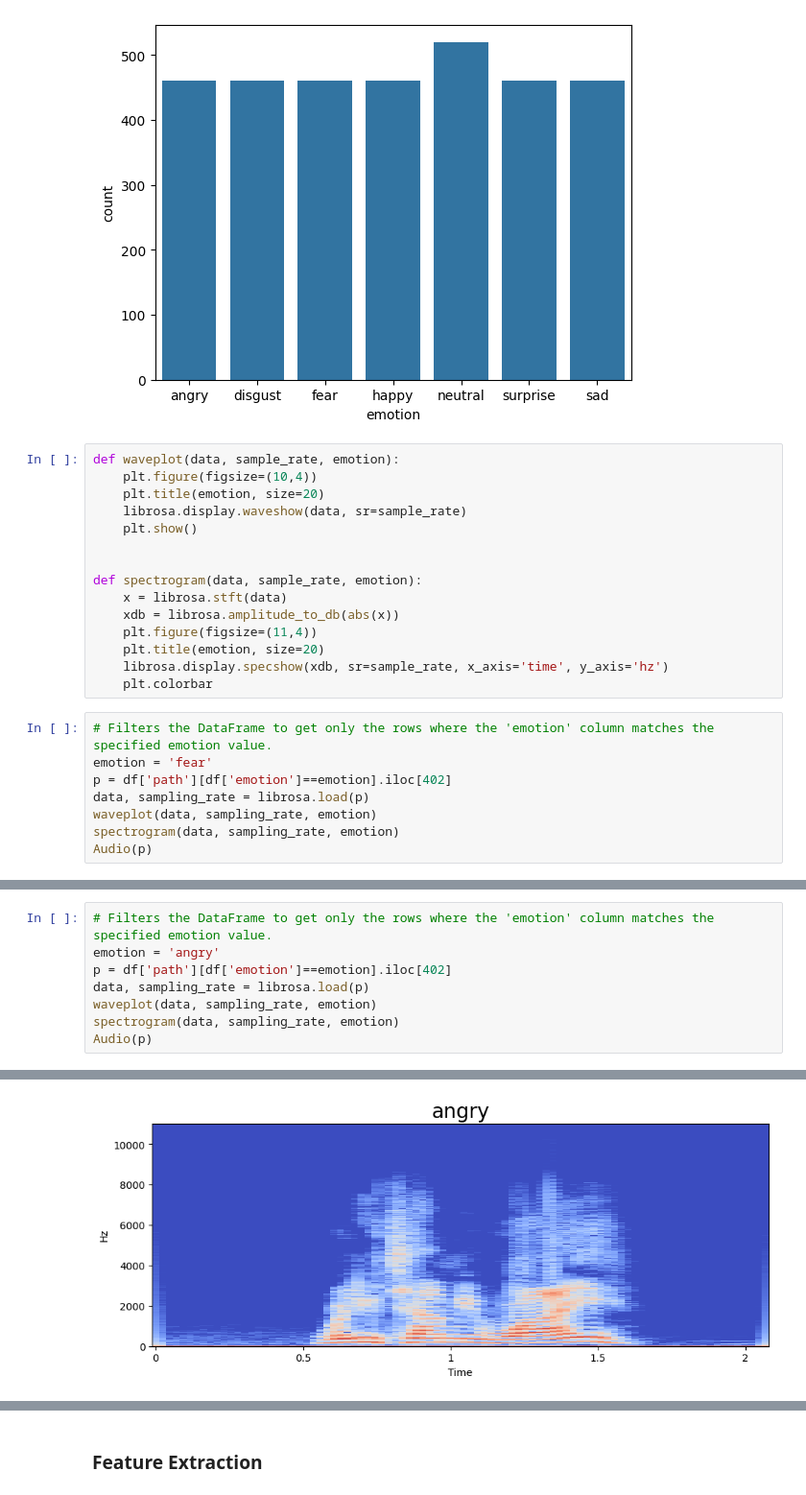
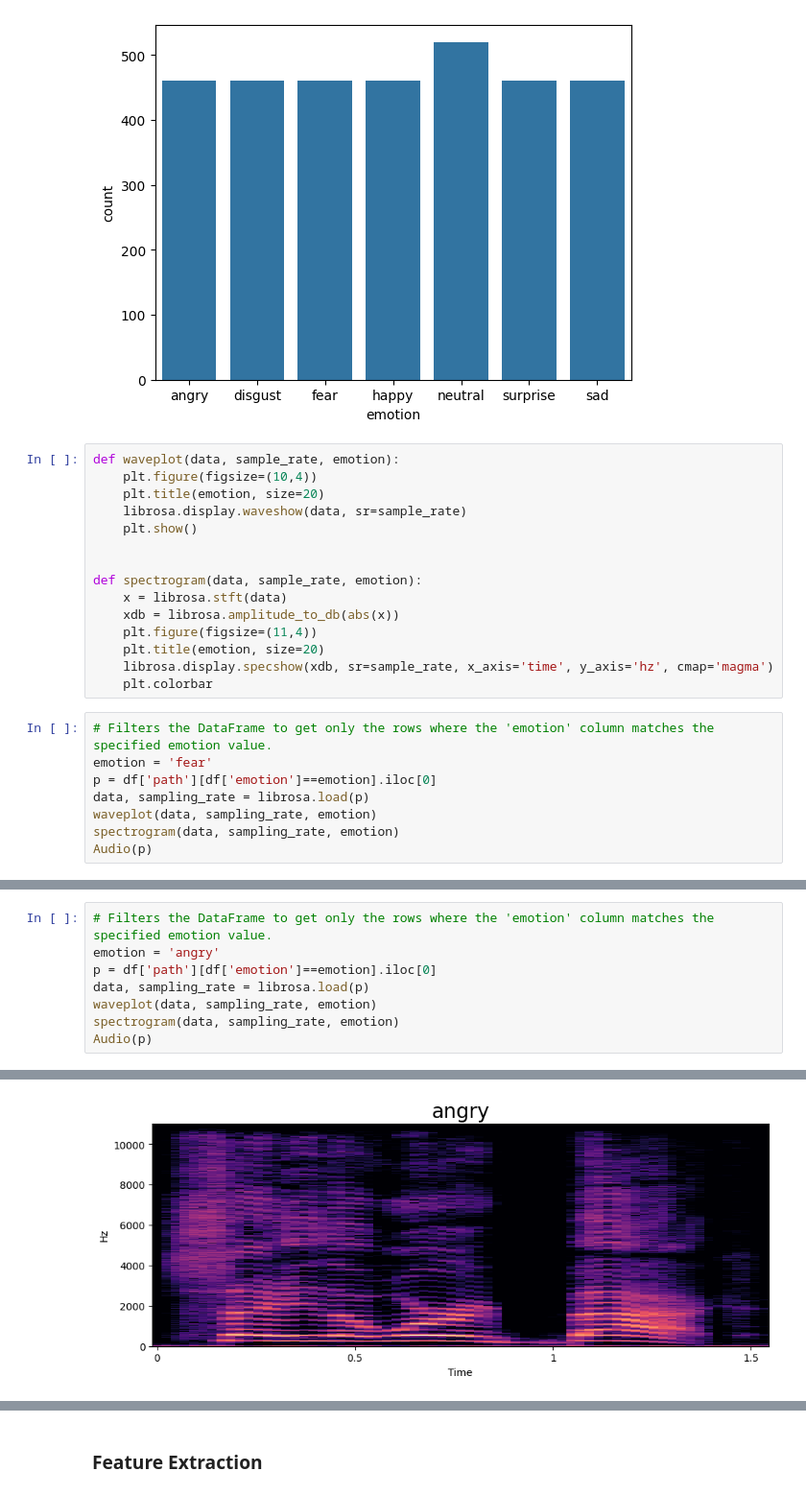
Before and after one commit to aysenur00/VoiceSentimentAnalysis, a Jupyter notebook: VoiceSentimentAnalysis.ipynb, the cells around one changed output, grey strips where cells are left out. Shown at 96% size. Cells and saved outputs as stored; diff of their text form.

```diff
--- a/VoiceSentimentAnalysis.ipynb
+++ b/VoiceSentimentAnalysis.ipynb
@@ -143,12 +143,12 @@ def spectrogram(data, sample_rate, emotion):
     xdb = librosa.amplitude_to_db(abs(x))
     plt.figure(figsize=(11,4))
     plt.title(emotion, size=20)
-    librosa.display.specshow(xdb, sr=sample_rate, x_axis='time', y_axis='hz')
+    librosa.display.specshow(xdb, sr=sample_rate, x_axis='time', y_axis='hz', cmap='magma')
     plt.colorbar
 # %%
 # Filters the DataFrame to get only the rows where the 'emotion' column matches the specified emotion value.
 emotion = 'fear'
-p = df['path'][df['emotion']==emotion].iloc[402]
+p = df['path'][df['emotion']==emotion].iloc[0]
 data, sampling_rate = librosa.load(p)
 waveplot(data, sampling_rate, emotion)
 spectrogram(data, sampling_rate, emotion)
@@ -160,7 +160,7 @@ Audio(p)
 # %%
 # Filters the DataFrame to get only the rows where the 'emotion' column matches the specified emotion value.
 emotion = 'angry'
-p = df['path'][df['emotion']==emotion].iloc[402]
+p = df['path'][df['emotion']==emotion].iloc[0]
 data, sampling_rate = librosa.load(p)
 waveplot(data, sampling_rate, emotion)
 spectrogram(data, sampling_rate, emotion)
@@ -170,2 +170,2 @@ Audio(p)
 [interactive output not drawn]
-[figure, old version]
+[figure, new version]
```
Also changed, not shown: parts of 13 cells of this notebook, 2 other files.
